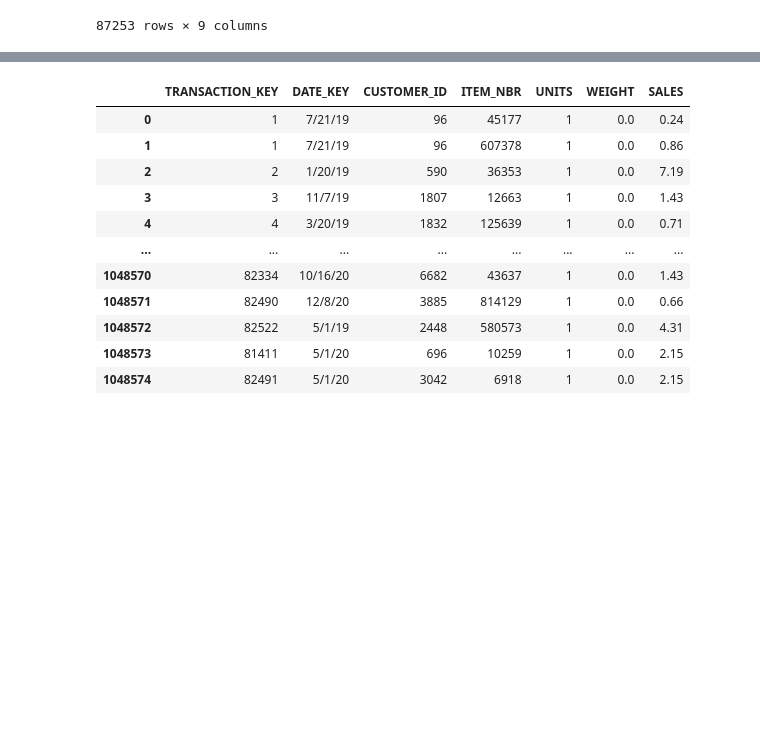
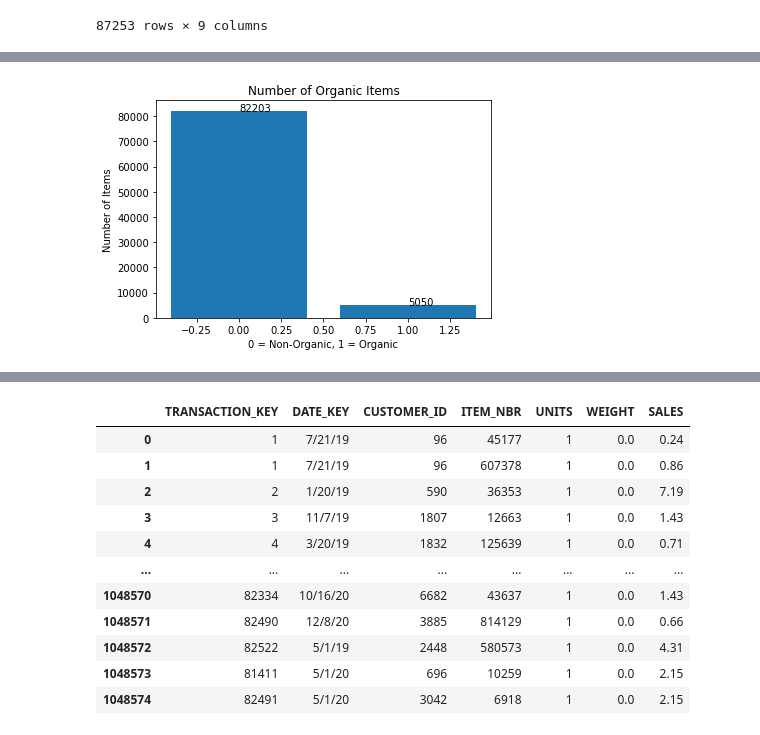
Before and after one commit to mtienpasertkij/Wegmans-Project, a Jupyter notebook: EDA.ipynb, the cells around one changed output, grey strips where cells are left out. Cells and saved outputs as stored; diff of their text form; code cells hidden in the pictures; blank space fills up the shorter version.

```diff
--- a/EDA.ipynb
+++ b/EDA.ipynb
@@ -96,0 +123,20 @@ item
+# %%
+x_organic = item['IS_ORGANIC'].value_counts().index
+y_organic = item['IS_ORGANIC'].value_counts().values
+
+plt.bar(x_organic,y_organic)
+
+def addlabels(x,y):
+    for i in range(len(x)):
+        plt.text(i,y[i],y[i])
+
+addlabels(x_organic, y_organic)
+
+plt.title("Number of Organic Items")
+
+plt.xlabel("0 = Non-Organic, 1 = Organic")
+plt.ylabel("Number of Items")
+
+plt.show()
+# %% [output]
+[figure, added]
```
Also changed, not shown: parts of 5 cells of this notebook.
